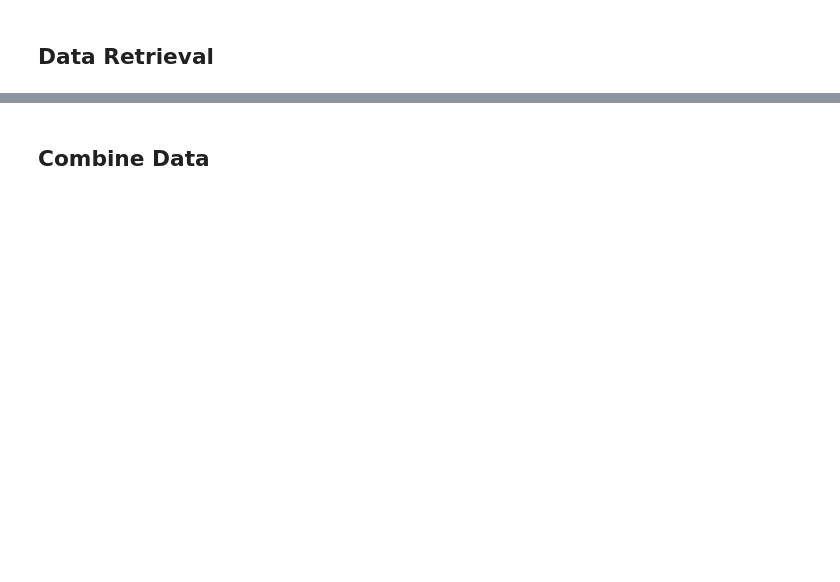
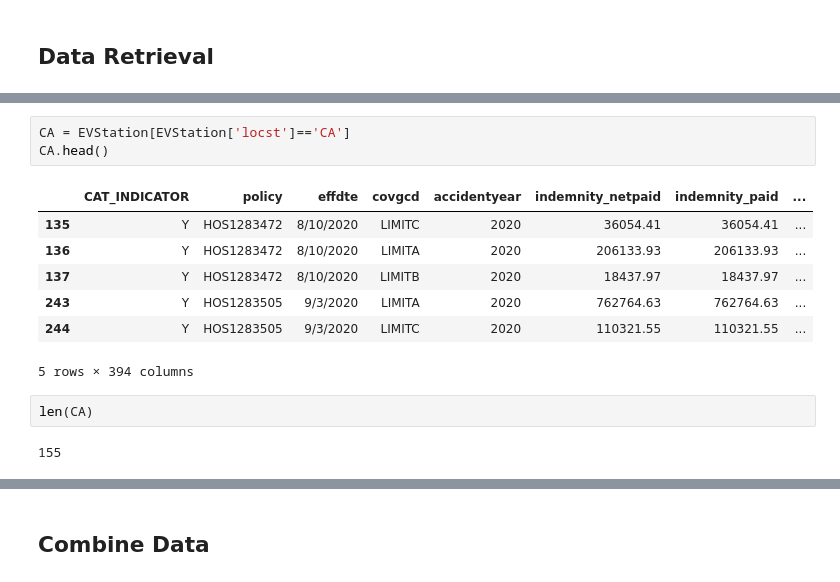
Before and after one commit to krissykodes/Gmaps, a Jupyter notebook: Gmaps.ipynb, the cells around one changed output, grey strips where cells are left out. Saved outputs shown, nothing was run; the diff lists cells and outputs as text; blank space fills up the shorter version.

```diff
--- a/Gmaps.ipynb
+++ b/Gmaps.ipynb
@@ -65,0 +79,15 @@ EVStation.describe()
+# %%
+CA = EVStation[EVStation['locst']=='CA']
+CA.head()
+# %% [output]
+|  | CAT_INDICATOR | policy | effdte | covgcd | accidentyear | indemnity_netpaid | indemnity_paid | ... |
+| 135 | Y | HOS1283472 | 8/10/2020 | LIMITC | 2020 | 36054.41 | 36054.41 | ... |
+| 136 | Y | HOS1283472 | 8/10/2020 | LIMITA | 2020 | 206133.93 | 206133.93 | ... |
+| 137 | Y | HOS1283472 | 8/10/2020 | LIMITB | 2020 | 18437.97 | 18437.97 | ... |
+| 243 | Y | HOS1283505 | 9/3/2020 | LIMITA | 2020 | 762764.63 | 762764.63 | ... |
+| 244 | Y | HOS1283505 | 9/3/2020 | LIMITC | 2020 | 110321.55 | 110321.55 | ... |
+5 rows × 394 columns
+# %%
+len(CA)
+# %% [output]
+155
```
Also changed, not shown: parts of 27 cells of this notebook.
